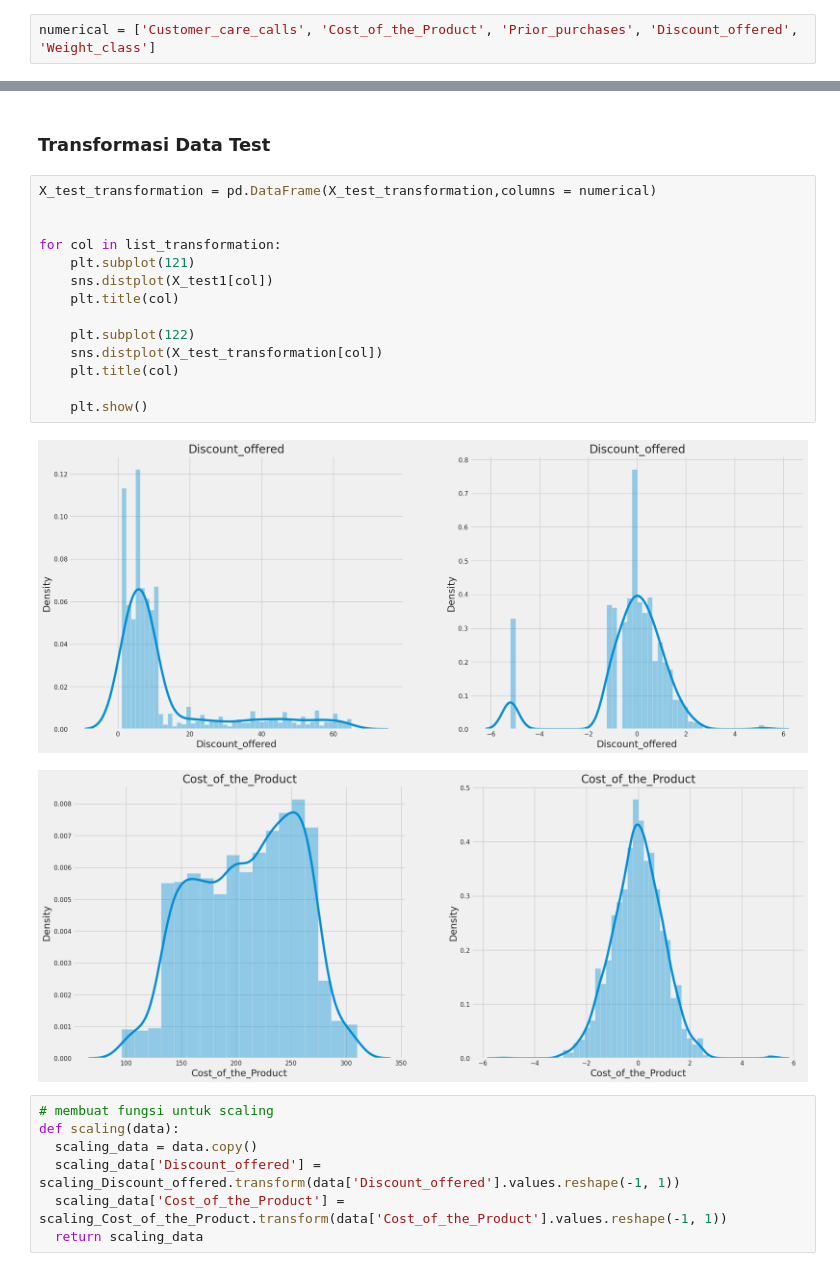
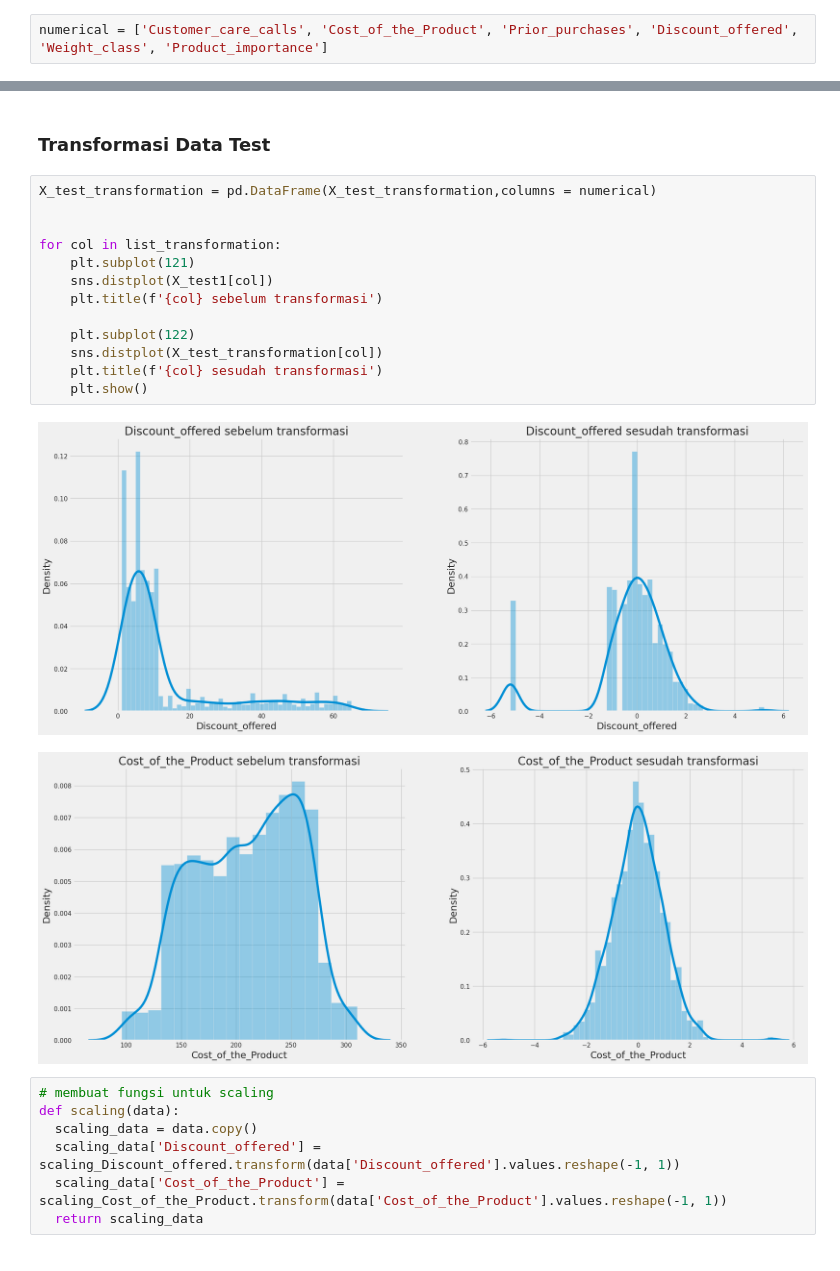
Before and after one commit to alvinhanafie/ShipTimeForecasters, a Jupyter notebook: Stage_2_Final_Project_ShipTime_Forecasters.ipynb, the cells around one changed output, grey strips where cells are left out. Drawn from its saved outputs; the diff is of its cells as text.

```diff
--- a/Stage_2_Final_Project_ShipTime_Forecasters.ipynb
+++ b/Stage_2_Final_Project_ShipTime_Forecasters.ipynb
@@ -639,7 +648,7 @@ X_test.shape
 # %% [output]
 (2200, 6)
 # %%
-numerical = ['Customer_care_calls', 'Cost_of_the_Product', 'Prior_purchases', 'Discount_offered', 'Weight_class']
+numerical = ['Customer_care_calls', 'Cost_of_the_Product', 'Prior_purchases', 'Discount_offered', 'Weight_class', 'Product_importance']
 # %% [markdown]
 ###Pengamatan feature numerik (data train) sebelum handling outlier
 # %%
@@ -724,20 +733,19 @@ for col in list_transformation:
 # %%
 X_test_transformation = pd.DataFrame(X_test_transformation,columns = numerical)
 
 
 for col in list_transformation:
     plt.subplot(121)
     sns.distplot(X_test1[col])
-    plt.title(col)
+    plt.title(f'{col} sebelum transformasi')
 
     plt.subplot(122)
     sns.distplot(X_test_transformation[col])
-    plt.title(col)
-
+    plt.title(f'{col} sesudah transformasi')
     plt.show()
 # %% [output]
-[figure, old version]
+[figure, new version]
-[figure, old version]
+[figure, new version]
 # %%
 # membuat fungsi untuk scaling
 def scaling(data):
```
Also changed, not shown: parts of 13 cells of this notebook.
